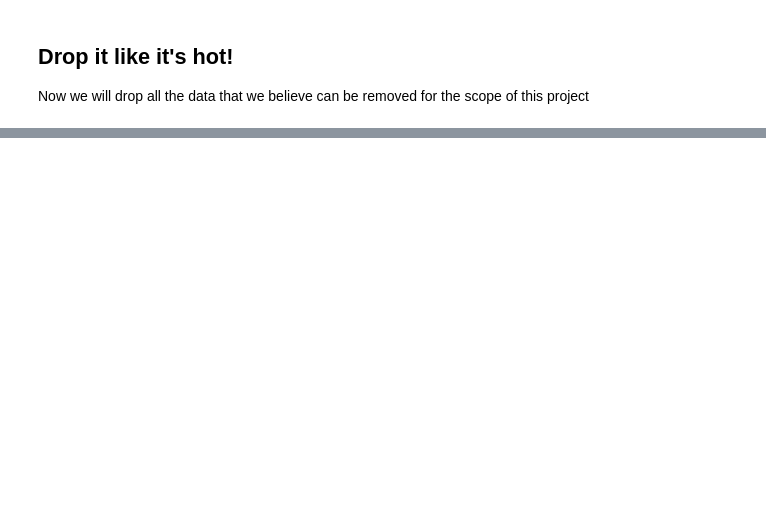
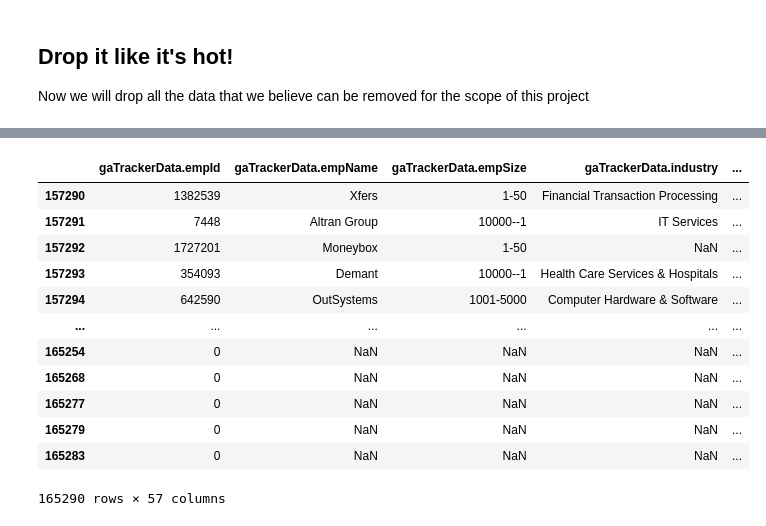
Before and after one commit to giadainnocenti/ETL_DataScience, a Jupyter notebook: DataWrangle.ipynb, the cells around one changed output, grey strips where cells are left out. Saved outputs shown, nothing was run; the diff lists cells and outputs as text; code cells hidden in the pictures; blank space fills up the shorter version.

```diff
--- a/DataWrangle.ipynb
+++ b/DataWrangle.ipynb
@@ -82,0 +225,16 @@ NameError: name 'df' is not defined
+# %%
+glassdoor_df.sort_values("salary.salaries")
+# %% [output]
+|  | gaTrackerData.empId | gaTrackerData.empName | gaTrackerData.empSize | gaTrackerData.industry | ... |
+| 157290 | 1382539 | Xfers | 1-50 | Financial Transaction Processing | ... |
+| 157291 | 7448 | Altran Group | 10000--1 | IT Services | ... |
+| 157292 | 1727201 | Moneybox | 1-50 | NaN | ... |
+| 157293 | 354093 | Demant | 10000--1 | Health Care Services & Hospitals | ... |
+| 157294 | 642590 | OutSystems | 1001-5000 | Computer Hardware & Software | ... |
+| ... | ... | ... | ... | ... | ... |
+| 165254 | 0 | NaN | NaN | NaN | ... |
+| 165268 | 0 | NaN | NaN | NaN | ... |
+| 165277 | 0 | NaN | NaN | NaN | ... |
+| 165279 | 0 | NaN | NaN | NaN | ... |
+| 165283 | 0 | NaN | NaN | NaN | ... |
+165290 rows × 57 columns
```
Also changed, not shown: parts of 11 cells of this notebook.
